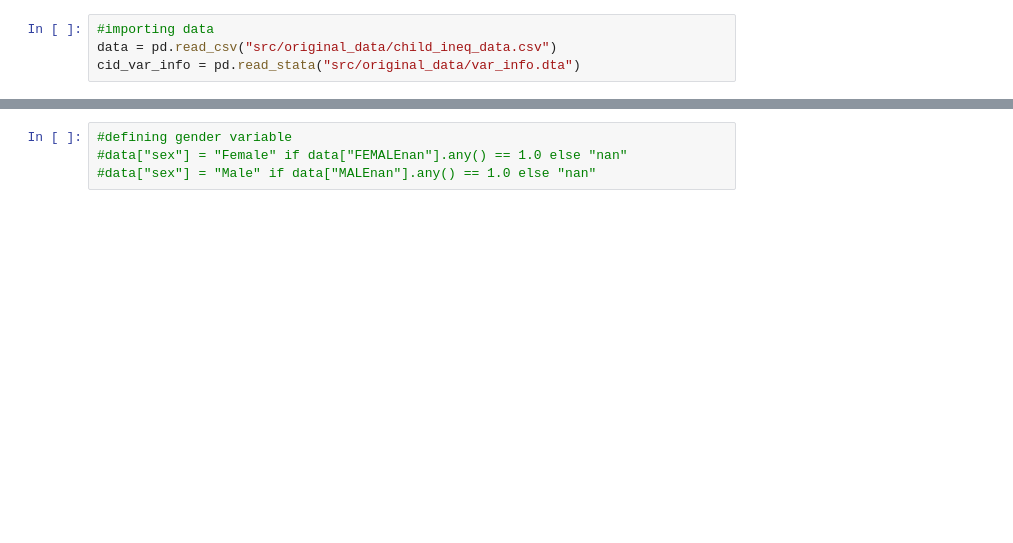
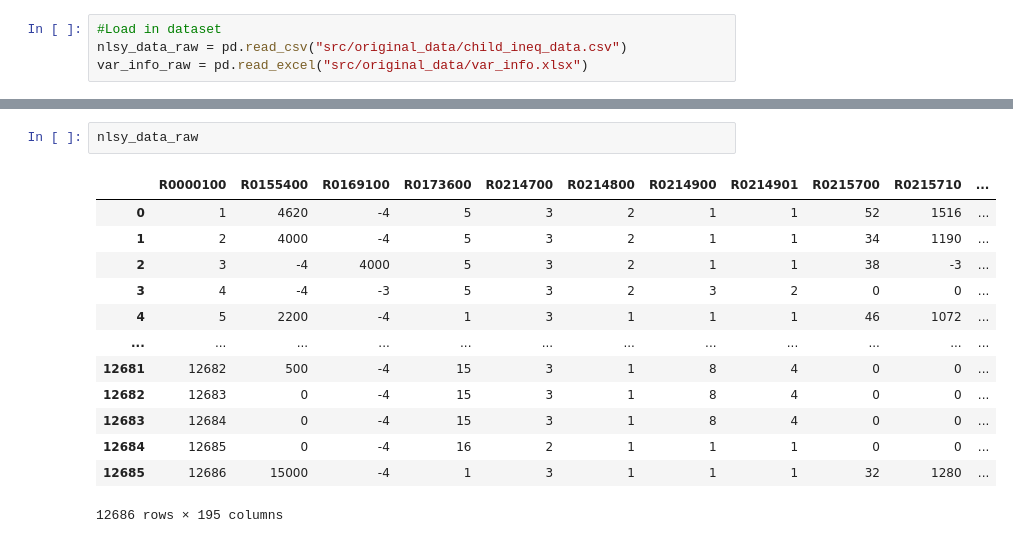
Before and after one commit to berikabinzet/Final_Project, a Jupyter notebook: Codes.ipynb, the cells around one changed output, grey strips where cells are left out. Drawn from its saved outputs; the diff is of its cells as text; blank space fills up the shorter version.

Commit message:
Some further steps for data cleaning.

```diff
--- a/Codes.ipynb
+++ b/Codes.ipynb
@@ -9,4 +23,4 @@ import numpy as np
 # %%
-#importing data
-data = pd.read_csv("src/original_data/child_ineq_data.csv")
-cid_var_info = pd.read_stata("src/original_data/var_info.dta")
+#Load in dataset
+nlsy_data_raw = pd.read_csv("src/original_data/child_ineq_data.csv")
+var_info_raw = pd.read_excel("src/original_data/var_info.xlsx")
@@ -40,4 +27,16 @@ data.set_index(['HOUSEHOLD IDENTIFICATION NUMBERnan'])
-# %%
-#defining gender variable
-#data["sex"] = "Female" if data["FEMALEnan"].any() == 1.0 else "nan"
-#data["sex"] = "Male" if data["MALEnan"].any() == 1.0 else "nan"
+# %%
+nlsy_data_raw
+# %% [output]
+|  | R0000100 | R0155400 | R0169100 | R0173600 | R0214700 | R0214800 | R0214900 | R0214901 | R0215700 | R0215710 | ... |
+| 0 | 1 | 4620 | -4 | 5 | 3 | 2 | 1 | 1 | 52 | 1516 | ... |
+| 1 | 2 | 4000 | -4 | 5 | 3 | 2 | 1 | 1 | 34 | 1190 | ... |
+| 2 | 3 | -4 | 4000 | 5 | 3 | 2 | 1 | 1 | 38 | -3 | ... |
+| 3 | 4 | -4 | -3 | 5 | 3 | 2 | 3 | 2 | 0 | 0 | ... |
+| 4 | 5 | 2200 | -4 | 1 | 3 | 1 | 1 | 1 | 46 | 1072 | ... |
+| ... | ... | ... | ... | ... | ... | ... | ... | ... | ... | ... | ... |
+| 12681 | 12682 | 500 | -4 | 15 | 3 | 1 | 8 | 4 | 0 | 0 | ... |
+| 12682 | 12683 | 0 | -4 | 15 | 3 | 1 | 8 | 4 | 0 | 0 | ... |
+| 12683 | 12684 | 0 | -4 | 15 | 3 | 1 | 8 | 4 | 0 | 0 | ... |
+| 12684 | 12685 | 0 | -4 | 16 | 2 | 1 | 1 | 1 | 0 | 0 | ... |
+| 12685 | 12686 | 15000 | -4 | 1 | 3 | 1 | 1 | 1 | 32 | 1280 | ... |
+12686 rows × 195 columns
```
Also changed, not shown: parts of 17 cells of this notebook, 7 other files.
